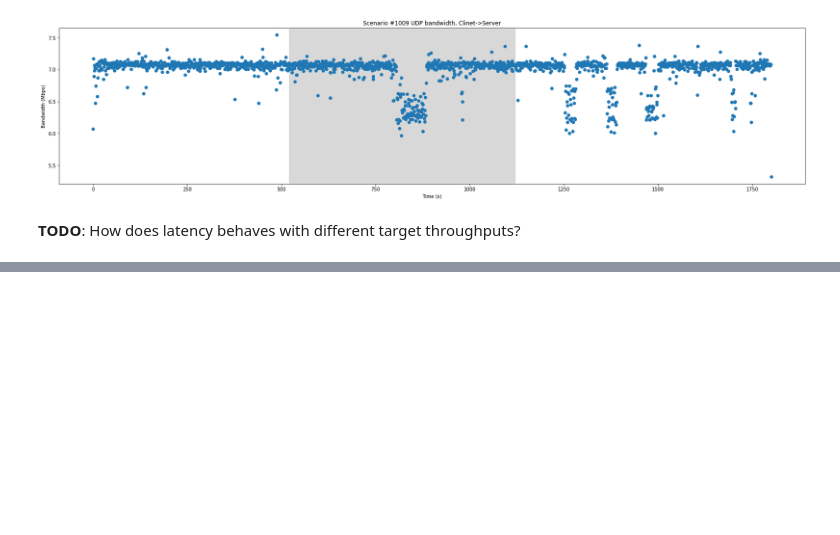
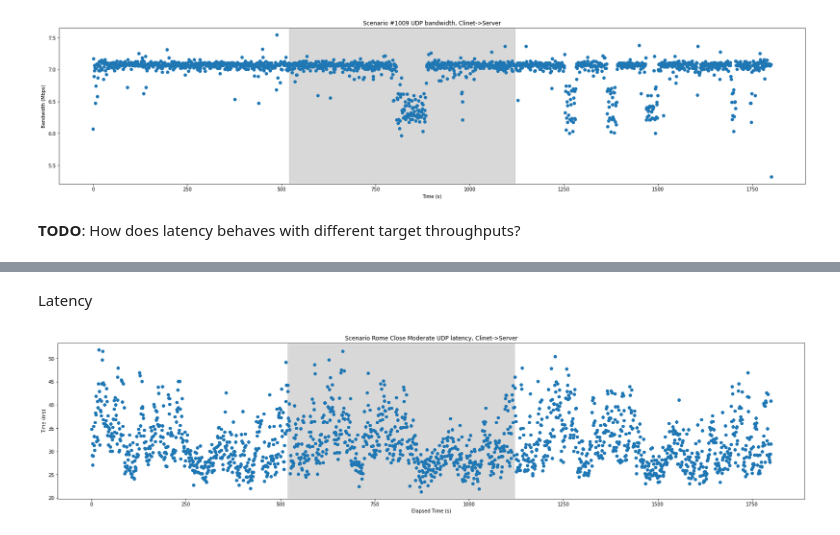
Before and after one commit to nislab/gensync, a Jupyter notebook: run/analysis.ipynb, the cells around one changed output, grey strips where cells are left out. Saved outputs shown, nothing was run; the diff lists cells and outputs as text; code cells hidden in the pictures; blank space fills up the shorter version.

```diff
--- a/run/analysis.ipynb
+++ b/run/analysis.ipynb
@@ -1114,0 +1130,7 @@ plain_data/network/udp/benchmark_net_020550482_1009/iperf3_server_logs.json seem
+# %% [markdown]
+Latency
+# %%
+data = ca.parse_iperf_v2('plain_data/network/udp/benchmark_net_024438256_1018/iperf2_client.txt')
+plot_rtt_time_series(data, 'Scenario Rome Close Moderate UDP latency, Clinet->Server')
+# %% [output]
+[figure, added]
```
Also changed, not shown: parts of 8 cells of this notebook, 32 other files.
